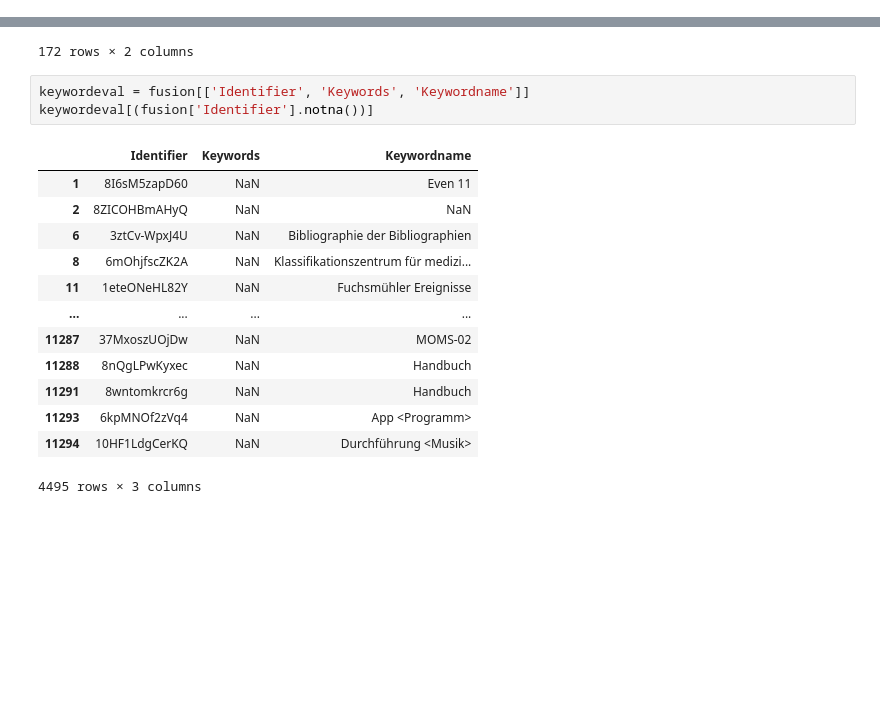
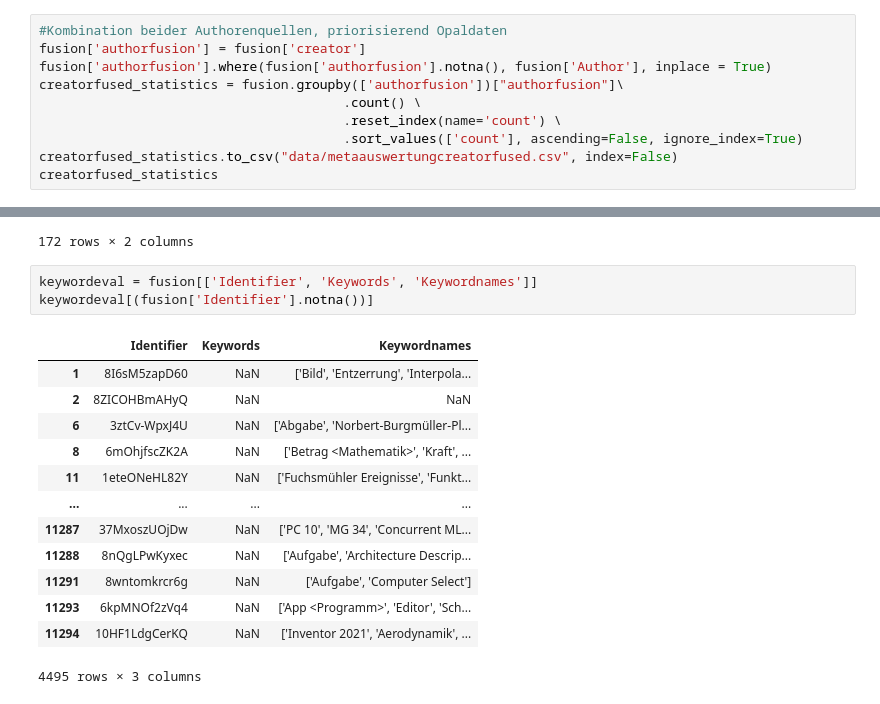
Before and after one commit to JojoThaumium/content-aggregation-on-OER-objects, a Jupyter notebook: notebooks/metaevaluation.ipynb, the cells around one changed output, grey strips where cells are left out. Drawn from its saved outputs; the diff is of its cells as text; blank space fills up the shorter version.

Commit message:
Fused Authors

```diff
--- a/notebooks/metaevaluation.ipynb
+++ b/notebooks/metaevaluation.ipynb
@@ -31,0 +80,10 @@ fusion
+# %%
+#Kombination beider Authorenquellen, priorisierend Opaldaten
+fusion['authorfusion'] = fusion['creator']
+fusion['authorfusion'].where(fusion['authorfusion'].notna(), fusion['Author'], inplace = True)
+creatorfused_statistics = fusion.groupby(['authorfusion'])["authorfusion"]\
+                                       .count() \
+                                       .reset_index(name='count') \
+                                       .sort_values(['count'], ascending=False, ignore_index=True)
+creatorfused_statistics.to_csv("data/metaauswertungcreatorfused.csv", index=False)
+creatorfused_statistics
@@ -395,19 +454,19 @@ cutedge
 | 171 | 1821855.0 | 1 |
 172 rows × 2 columns
 # %%
-keywordeval = fusion[['Identifier', 'Keywords', 'Keywordname']]
+keywordeval = fusion[['Identifier', 'Keywords', 'Keywordnames']]
 keywordeval[(fusion['Identifier'].notna())]
 # %% [output]
-|  | Identifier | Keywords | Keywordname |
-| 1 | 8I6sM5zapD60 | NaN | Even 11 |
+|  | Identifier | Keywords | Keywordnames |
+| 1 | 8I6sM5zapD60 | NaN | ['Bild', 'Entzerrung', 'Interpola... |
 | 2 | 8ZICOHBmAHyQ | NaN | NaN |
-| 6 | 3ztCv-WpxJ4U | NaN | Bibliographie der Bibliographien |
-| 8 | 6mOhjfscZK2A | NaN | Klassifikationszentrum für medizi... |
-| 11 | 1eteONeHL82Y | NaN | Fuchsmühler Ereignisse |
+| 6 | 3ztCv-WpxJ4U | NaN | ['Abgabe', 'Norbert-Burgmüller-Pl... |
+| 8 | 6mOhjfscZK2A | NaN | ['Betrag <Mathematik>', 'Kraft', ... |
+| 11 | 1eteONeHL82Y | NaN | ['Fuchsmühler Ereignisse', 'Funkt... |
 | ... | ... | ... | ... |
-| 11287 | 37MxoszUOjDw | NaN | MOMS-02 |
-| 11288 | 8nQgLPwKyxec | NaN | Handbuch |
-| 11291 | 8wntomkrcr6g | NaN | Handbuch |
-| 11293 | 6kpMNOf2zVq4 | NaN | App <Programm> |
-| 11294 | 10HF1LdgCerKQ | NaN | Durchführung <Musik> |
+| 11287 | 37MxoszUOjDw | NaN | ['PC 10', 'MG 34', 'Concurrent ML... |
+| 11288 | 8nQgLPwKyxec | NaN | ['Aufgabe', 'Architecture Descrip... |
+| 11291 | 8wntomkrcr6g | NaN | ['Aufgabe', 'Computer Select'] |
+| 11293 | 6kpMNOf2zVq4 | NaN | ['App <Programm>', 'Editor', 'Sch... |
+| 11294 | 10HF1LdgCerKQ | NaN | ['Inventor 2021', 'Aerodynamik', ... |
 4495 rows × 3 columns
```
Also changed, not shown: parts of 7 cells of this notebook.
